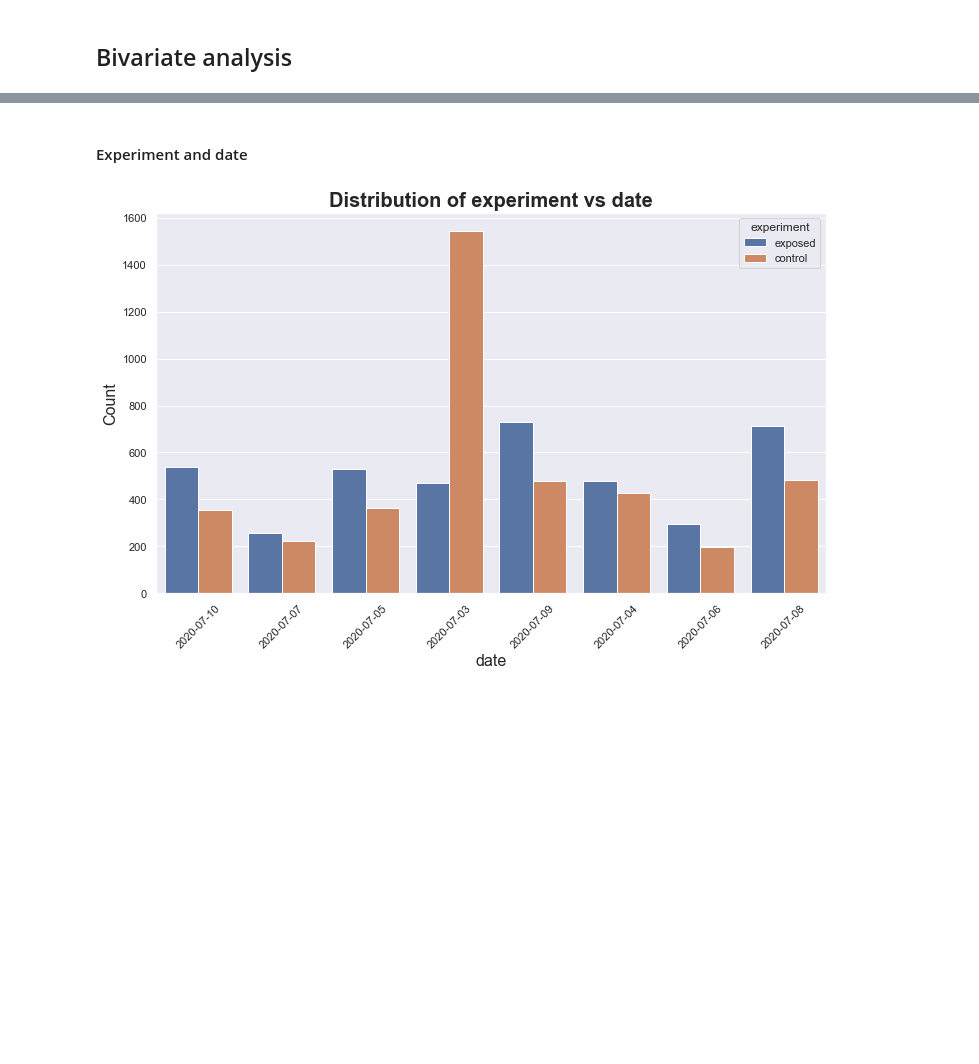
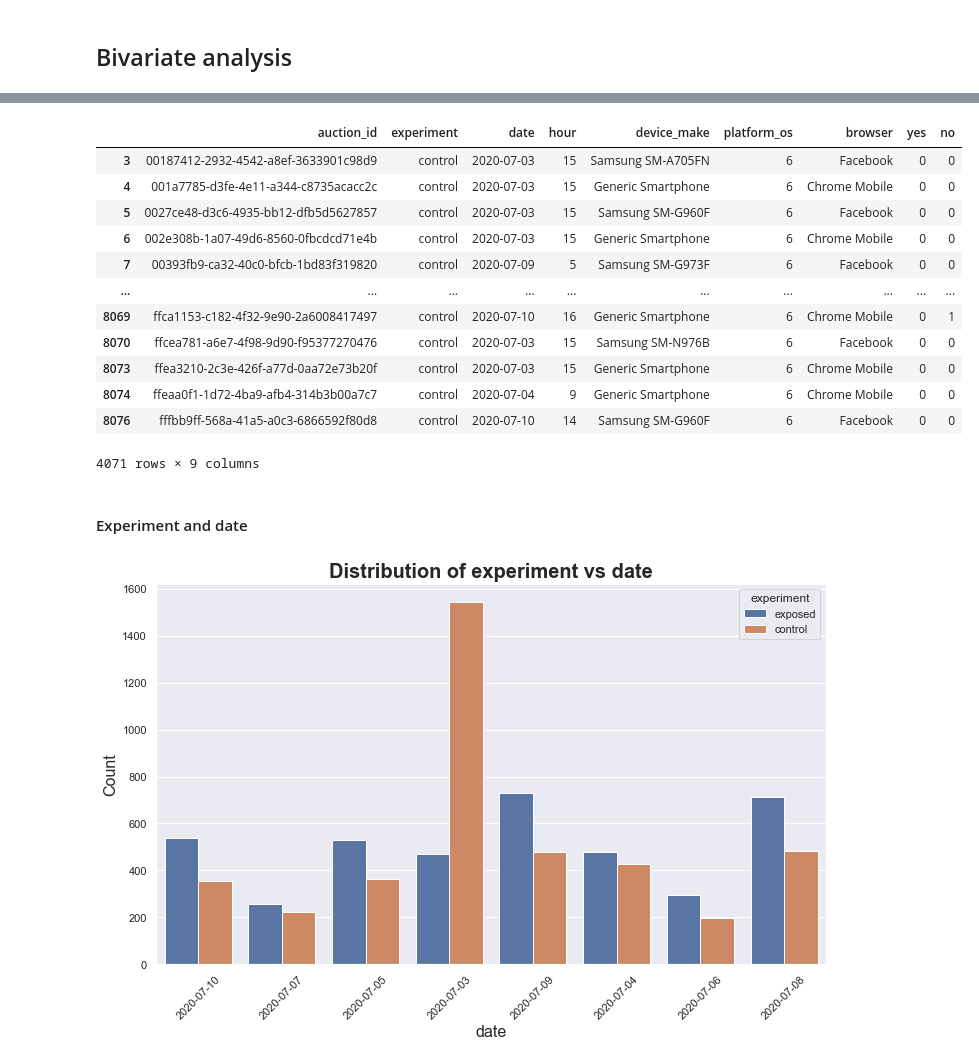
Before and after one commit to 10X-groups/AB-testing, a Jupyter notebook: notebooks/EDA.ipynb, the cells around one changed output, grey strips where cells are left out. Saved outputs shown, nothing was run; the diff lists cells and outputs as text; code cells hidden in the pictures; blank space fills up the shorter version.

```diff
--- a/notebooks/EDA.ipynb
+++ b/notebooks/EDA.ipynb
@@ -333,3 +359,19 @@ visualizer.plot_count(df, 'no')
+# %%
+df.loc[df['experiment'] == 'control']
+# %% [output]
+|  | auction_id | experiment | date | hour | device_make | platform_os | browser | yes | no |
+| 3 | 00187412-2932-4542-a8ef-3633901c98d9 | control | 2020-07-03 | 15 | Samsung SM-A705FN | 6 | Facebook | 0 | 0 |
+| 4 | 001a7785-d3fe-4e11-a344-c8735acacc2c | control | 2020-07-03 | 15 | Generic Smartphone | 6 | Chrome Mobile | 0 | 0 |
+| 5 | 0027ce48-d3c6-4935-bb12-dfb5d5627857 | control | 2020-07-03 | 15 | Samsung SM-G960F | 6 | Facebook | 0 | 0 |
+| 6 | 002e308b-1a07-49d6-8560-0fbcdcd71e4b | control | 2020-07-03 | 15 | Generic Smartphone | 6 | Chrome Mobile | 0 | 0 |
+| 7 | 00393fb9-ca32-40c0-bfcb-1bd83f319820 | control | 2020-07-09 | 5 | Samsung SM-G973F | 6 | Facebook | 0 | 0 |
+| ... | ... | ... | ... | ... | ... | ... | ... | ... | ... |
+| 8069 | ffca1153-c182-4f32-9e90-2a6008417497 | control | 2020-07-10 | 16 | Generic Smartphone | 6 | Chrome Mobile | 0 | 1 |
+| 8070 | ffcea781-a6e7-4f98-9d90-f95377270476 | control | 2020-07-03 | 15 | Samsung SM-N976B | 6 | Facebook | 0 | 0 |
+| 8073 | ffea3210-2c3e-426f-a77d-0aa72e73b20f | control | 2020-07-03 | 15 | Generic Smartphone | 6 | Chrome Mobile | 0 | 0 |
+| 8074 | ffeaa0f1-1d72-4ba9-afb4-314b3b00a7c7 | control | 2020-07-04 | 9 | Generic Smartphone | 6 | Chrome Mobile | 0 | 0 |
+| 8076 | fffbb9ff-568a-41a5-a0c3-6866592f80d8 | control | 2020-07-10 | 14 | Samsung SM-G960F | 6 | Facebook | 0 | 0 |
+4071 rows × 9 columns
 # %% [markdown]
 #### Experiment and date
 # %%
```
Also changed, not shown: parts of 30 cells of this notebook, 7 other files.
